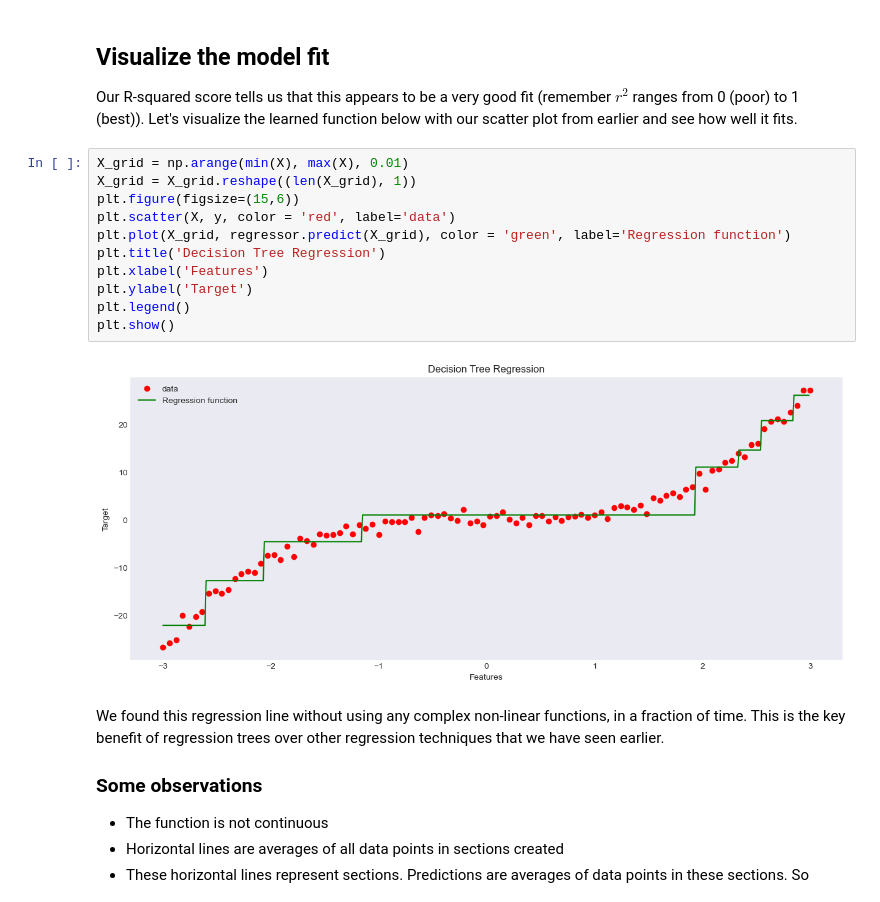
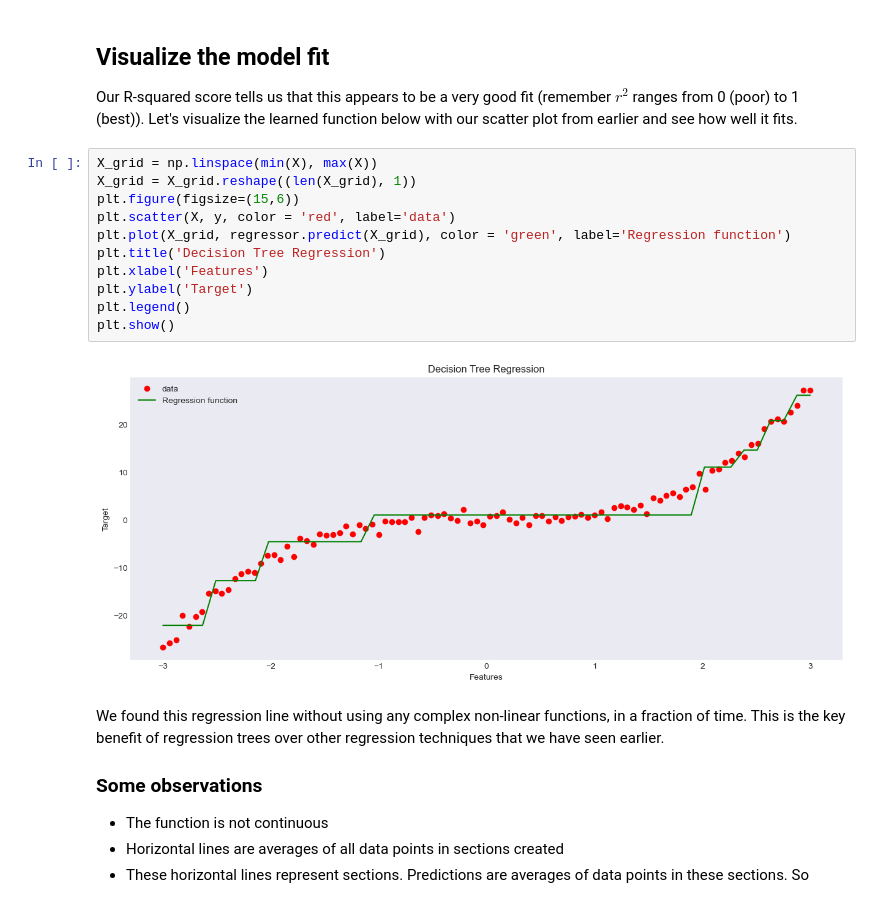
Before and after one commit to learn-co-curriculum/dsc-regression-cart-trees-codealong, a Jupyter notebook: index.ipynb, the cells around one changed output. Drawn from its saved outputs; the diff is of its cells as text.

```diff
--- a/index.ipynb
+++ b/index.ipynb
@@ -154,18 +154,18 @@ R-sq score: 0.9134119360857194
 
 Our R-squared score tells us that this appears to be a very good fit (remember $r^2$ ranges from 0 (poor) to 1 (best)). Let's visualize the learned function below with our scatter plot from earlier and see how well it fits.
 # %%
-X_grid = np.arange(min(X), max(X), 0.01)
+X_grid = np.linspace(min(X), max(X))
 X_grid = X_grid.reshape((len(X_grid), 1))
 plt.figure(figsize=(15,6))
 plt.scatter(X, y, color = 'red', label='data')
 plt.plot(X_grid, regressor.predict(X_grid), color = 'green', label='Regression function')
 plt.title('Decision Tree Regression')
 plt.xlabel('Features')
 plt.ylabel('Target')
 plt.legend()
 plt.show()
 # %% [output]
-[figure, old version]
+[figure, new version]
 # %% [markdown]
 We found this regression line without using any complex non-linear functions, in a fraction of time. This is the key benefit of regression trees over other regression techniques that we have seen earlier.
 
```
Also changed, not shown: 2 other files.
